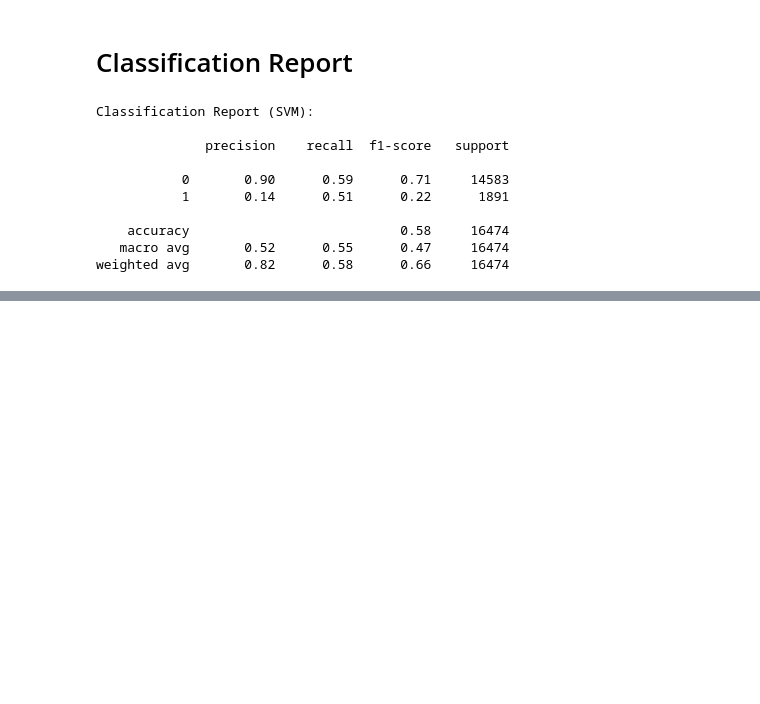
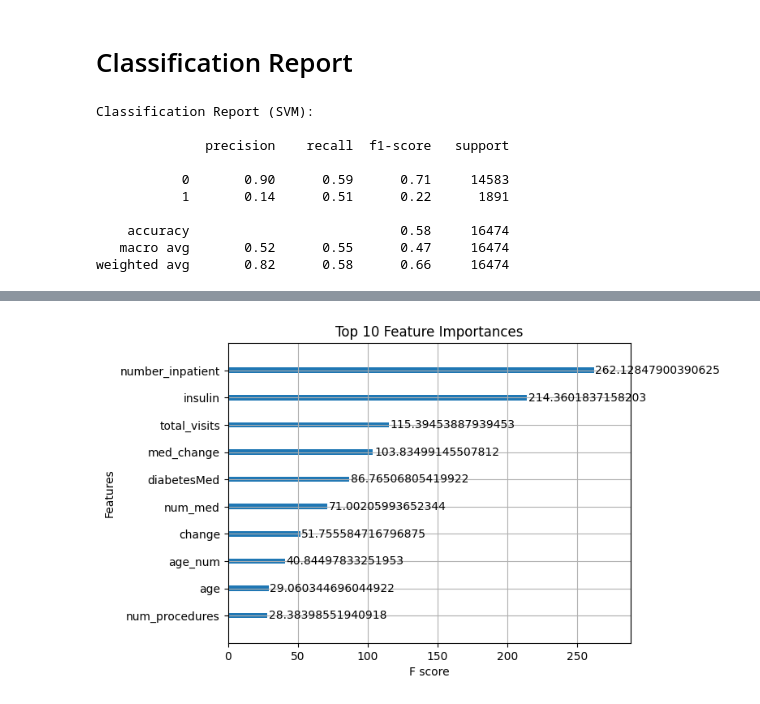
Before and after one commit to yomnabayomi/Hospital-Readmission-Prediction, a Jupyter notebook: Project (2).ipynb, the cells around one changed output, grey strips where cells are left out. Saved outputs shown, nothing was run; the diff lists cells and outputs as text; code cells hidden in the pictures; blank space fills up the shorter version.

```diff
--- a/Project (2).ipynb
+++ b/Project (2).ipynb
@@ -1197,0 +1316,6 @@ weighted avg       0.82      0.58      0.66     16474
+# %%
+xgb.plot_importance(model, importance_type='gain', max_num_features=10)
+plt.title('Top 10 Feature Importances')
+plt.show()
+# %% [output]
+[figure, added]
```
Also changed, not shown: parts of 7 cells of this notebook.
